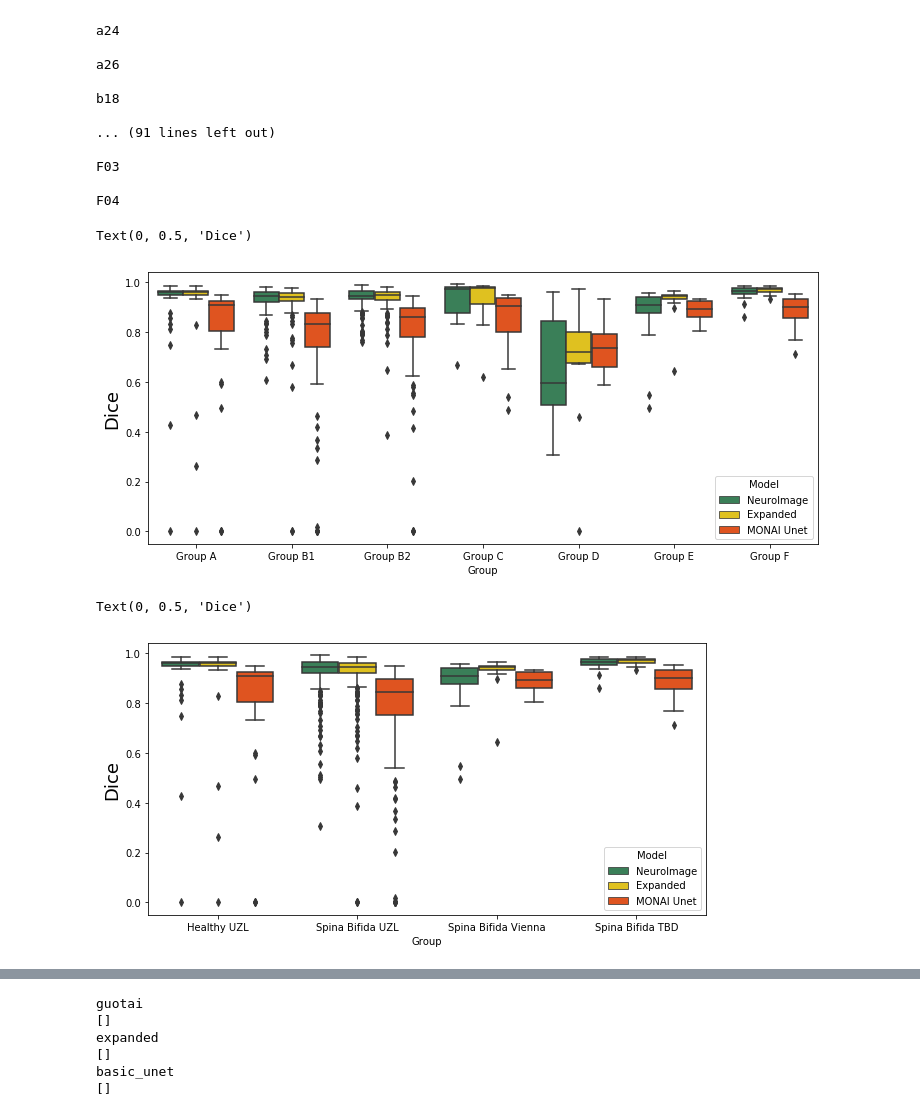
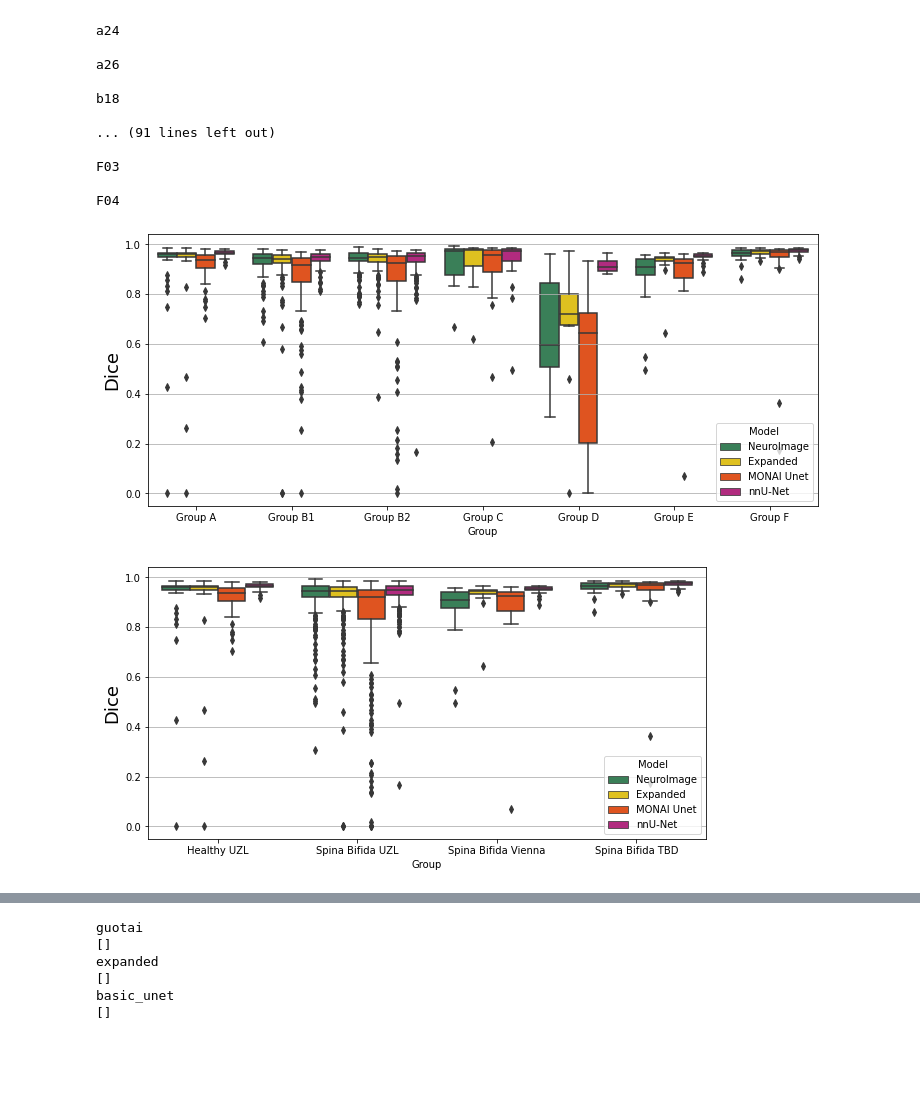
Before and after one commit to gift-surg/FetalBrainSegmentation_MONAI, a Jupyter notebook: notebooks/inference_comparison_neuroimage.ipynb, the cells around one changed output, grey strips where cells are left out. Drawn from its saved outputs; the diff is of its cells as text; code cells hidden in the pictures; blank space fills up the shorter version.

```diff
--- a/notebooks/inference_comparison_neuroimage.ipynb
+++ b/notebooks/inference_comparison_neuroimage.ipynb
@@ -132,6 +132,16 @@ def read_nifti(nifti_file):
         img = img[..., 1]
 
     return img
+# %%
+def apply_post_processing(input_pred, pred_thr=0.5):
+
+    strt = ndimage.generate_binary_structure(3,2) # iterate structure
+    input_pred = input_pred > pred_thr   # TODO: check that this step is actually needed - Guotai did not have but need to check what activation he had in final layer
+    post_mask = ndimage.morphology.binary_closing(input_pred, strt)
+    post_mask = get_largest_component(post_mask)
+    postprocessed = np.asarray(post_mask*input_pred, np.uint8)
+
+    return postprocessed
 # %%
 def get_all_dice(group="GroupA", remove_outliers=False):
 
@@ -281,42 +296,58 @@ pd1 = pd1.append(pd.DataFrame({'Group': 'Group D', 'Dice': dice_groupD['basic_un
 pd1 = pd1.append(pd.DataFrame({'Group': 'Group E', 'Dice': dice_groupE['basic_unet'], 'Model': 'MONAI Unet'}))
 pd1 = pd1.append(pd.DataFrame({'Group': 'Group F', 'Dice': dice_groupF['basic_unet'], 'Model': 'MONAI Unet'}))
 
+pd1 = pd1.append(pd.DataFrame({'Group': 'Group A', 'Dice': dice_groupA['nnU-Net'], 'Model': 'nnU-Net'}))
+pd1 = pd1.append(pd.DataFrame({'Group': 'Group B1', 'Dice': dice_groupB1['nnU-Net'], 'Model': 'nnU-Net'}))
+pd1 = pd1.append(pd.DataFrame({'Group': 'Group B2', 'Dice': dice_groupB2['nnU-Net'], 'Model': 'nnU-Net'}))
+pd1 = pd1.append(pd.DataFrame({'Group': 'Group C', 'Dice': dice_groupC['nnU-Net'], 'Model': 'nnU-Net'}))
+pd1 = pd1.append(pd.DataFrame({'Group': 'Group D', 'Dice': dice_groupD['nnU-Net'], 'Model': 'nnU-Net'}))
+pd1 = pd1.append(pd.DataFrame({'Group': 'Group E', 'Dice': dice_groupE['nnU-Net'], 'Model': 'nnU-Net'}))
+pd1 = pd1.append(pd.DataFrame({'Group': 'Group F', 'Dice': dice_groupF['nnU-Net'], 'Model': 'nnU-Net'}))
+
 fig = plt.figure(figsize=(12, 5))
-b1 = sns.boxplot(x='Group', y='Dice', hue='Model', data=pd1, palette=['seagreen', 'gold', 'orangered'])
+b1 = sns.boxplot(x='Group', y='Dice', hue='Model', data=pd1, palette=['seagreen', 'gold', 'orangered', 'mediumvioletred'])
 b1.set_ylabel('Dice', fontsize=18)
+plt.grid(b=True,axis='y')
 # %% [output]
-Text(0, 0.5, 'Dice')
-[figure, old version]
+[figure, new version]
 # %%
 pd2 = pd.DataFrame(data={'Group': 'Healthy UZL', 'Dice': dice_groupA['guotai'], 'Model': 'NeuroImage'})
 pd2 = pd2.append(pd.DataFrame({'Group': 'Healthy UZL', 'Dice': dice_groupA['expanded'], 'Model': 'Expanded'}))
 pd2 = pd2.append(pd.DataFrame({'Group': 'Spina Bifida UZL', 'Dice': dice_groupB1['guotai'], 'Model': 'NeuroImage'}))
 pd2 = pd2.append(pd.DataFrame({'Group': 'Spina Bifida UZL', 'Dice': dice_groupB1['expanded'], 'Model': 'Expanded'}))
 pd2 = pd2.append(pd.DataFrame({'Group': 'Spina Bifida UZL', 'Dice': dice_groupB2['guotai'], 'Model': 'NeuroImage'}))
 pd2 = pd2.append(pd.DataFrame({'Group': 'Spina Bifida UZL', 'Dice': dice_groupB2['expanded'], 'Model': 'Expanded'}))
 pd2 = pd2.append(pd.DataFrame({'Group': 'Spina Bifida UZL', 'Dice': dice_groupC['guotai'], 'Model': 'NeuroImage'}))
 pd2 = pd2.append(pd.DataFrame({'Group': 'Spina Bifida UZL', 'Dice': dice_groupC['expanded'], 'Model': 'Expanded'}))
 pd2 = pd2.append(pd.DataFrame({'Group': 'Spina Bifida UZL', 'Dice': dice_groupD['guotai'], 'Model': 'NeuroImage'}))
 pd2 = pd2.append(pd.DataFrame({'Group': 'Spina Bifida UZL', 'Dice': dice_groupD['expanded'], 'Model': 'Expanded'}))
 pd2 = pd2.append(pd.DataFrame({'Group': 'Spina Bifida Vienna', 'Dice': dice_groupE['guotai'], 'Model': 'NeuroImage'}))
 pd2 = pd2.append(pd.DataFrame({'Group': 'Spina Bifida Vienna', 'Dice': dice_groupE['expanded'], 'Model': 'Expanded'}))
 pd2 = pd2.append(pd.DataFrame({'Group': 'Spina Bifida TBD', 'Dice': dice_groupF['guotai'], 'Model': 'NeuroImage'}))
 pd2 = pd2.append(pd.DataFrame({'Group': 'Spina Bifida TBD', 'Dice': dice_groupF['expanded'], 'Model': 'Expanded'}))
 
 pd2 = pd2.append(pd.DataFrame({'Group': 'Healthy UZL', 'Dice': dice_groupA['basic_unet'], 'Model': 'MONAI Unet'}))
 pd2 = pd2.append(pd.DataFrame({'Group': 'Spina Bifida UZL', 'Dice': dice_groupB1['basic_unet'], 'Model': 'MONAI Unet'}))
 pd2 = pd2.append(pd.DataFrame({'Group': 'Spina Bifida UZL', 'Dice': dice_groupB2['basic_unet'], 'Model': 'MONAI Unet'}))
 pd2 = pd2.append(pd.DataFrame({'Group': 'Spina Bifida UZL', 'Dice': dice_groupC['basic_unet'], 'Model': 'MONAI Unet'}))
 pd2 = pd2.append(pd.DataFrame({'Group': 'Spina Bifida UZL', 'Dice': dice_groupD['basic_unet'], 'Model': 'MONAI Unet'}))
 pd2 = pd2.append(pd.DataFrame({'Group': 'Spina Bifida Vienna', 'Dice': dice_groupE['basic_unet'], 'Model': 'MONAI Unet'}))
 pd2 = pd2.append(pd.DataFrame({'Group': 'Spina Bifida TBD', 'Dice': dice_groupF['basic_unet'], 'Model': 'MONAI Unet'}))
 
+pd2 = pd2.append(pd.DataFrame({'Group': 'Healthy UZL', 'Dice': dice_groupA['nnU-Net'], 'Model': 'nnU-Net'}))
+pd2 = pd2.append(pd.DataFrame({'Group': 'Spina Bifida UZL', 'Dice': dice_groupB1['nnU-Net'], 'Model': 'nnU-Net'}))
+pd2 = pd2.append(pd.DataFrame({'Group': 'Spina Bifida UZL', 'Dice': dice_groupB2['nnU-Net'], 'Model': 'nnU-Net'}))
+pd2 = pd2.append(pd.DataFrame({'Group': 'Spina Bifida UZL', 'Dice': dice_groupC['nnU-Net'], 'Model': 'nnU-Net'}))
+pd2 = pd2.append(pd.DataFrame({'Group': 'Spina Bifida UZL', 'Dice': dice_groupD['nnU-Net'], 'Model': 'nnU-Net'}))
+pd2 = pd2.append(pd.DataFrame({'Group': 'Spina Bifida Vienna', 'Dice': dice_groupE['nnU-Net'], 'Model': 'nnU-Net'}))
+pd2 = pd2.append(pd.DataFrame({'Group': 'Spina Bifida TBD', 'Dice': dice_groupF['nnU-Net'], 'Model': 'nnU-Net'}))
+
 fig2 = plt.figure(figsize=(10, 5))
-b2 = sns.boxplot(x='Group', y='Dice', hue='Model', data=pd2, palette=['seagreen', 'gold', 'orangered'])
+b2 = sns.boxplot(x='Group', y='Dice', hue='Model', data=pd2, palette=['seagreen', 'gold', 'orangered', 'mediumvioletred'])
 b2.set_ylabel('Dice', fontsize=18)
+plt.grid(b=True,axis='y')
 # %% [output]
-Text(0, 0.5, 'Dice')
-[figure, old version]
+[figure, new version]
 # %%
 for k in ['guotai', 'expanded', 'basic_unet']:
     print(k)
```
Also changed, not shown: parts of 8 cells of this notebook, 4 other files.
